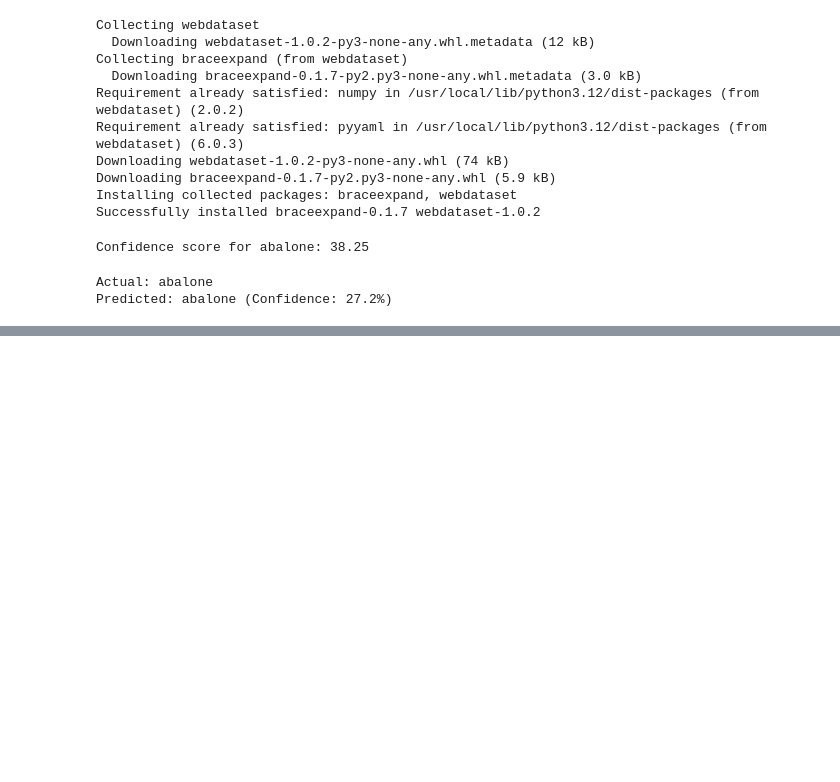
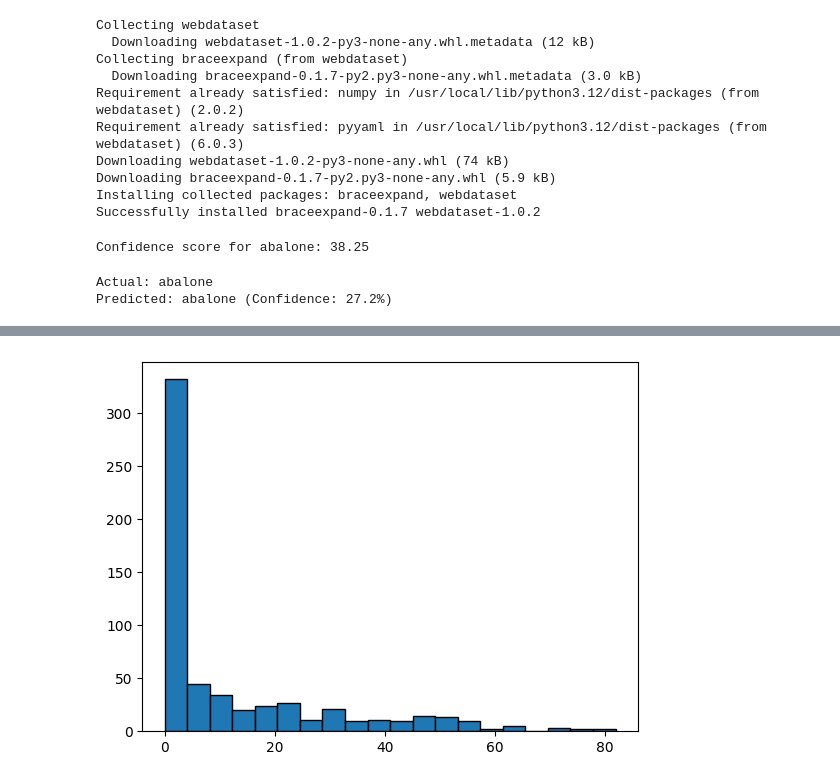
Before and after one commit to groversomanshi/Cooking-Chatbot, a Jupyter notebook: tarfile.ipynb, the cells around one changed output, grey strips where cells are left out. Drawn from its saved outputs; the diff is of its cells as text; code cells hidden in the pictures; blank space fills up the shorter version.

```diff
--- a/tarfile.ipynb
+++ b/tarfile.ipynb
@@ -176,6 +176,8 @@ import pandas as pd
 df = pd.read_csv("/content/drive/My Drive/Colab Notebooks/canonical_ingredients.csv")
 # %%
 # A list of all possible ingredients in your app
+import random
+
 all_categories = list(df["canonical_ingredient"].unique()) # add all 12
 
 def predict_ingredient(image_tensor):
@@ -207,7 +209,7 @@ def predict_ingredient(image_tensor):
 
 # Test it in your loop
 for batched_imgs, batched_meta in dataloader:
-    val = random.randint(0, len)  # Randomly select an index in the batch
+    val = random.randint(0, len(all_categories))  # Randomly select an index in the batch
     actual_ingredient = batched_meta['ingredient'][0]
     prediction, confidence = predict_ingredient(batched_imgs[0])
 
@@ -219,0 +344,7 @@ Predicted: abalone (Confidence: 27.2%)
+# %%
+import matplotlib.pyplot as plt
+
+plt.hist([acc for _, acc, _ in class_accuracies], bins=20, edgecolor='black')
+plt.show()
+# %% [output]
+[figure, added]
```
Also changed, not shown: parts of 5 cells of this notebook, 1 other file.
